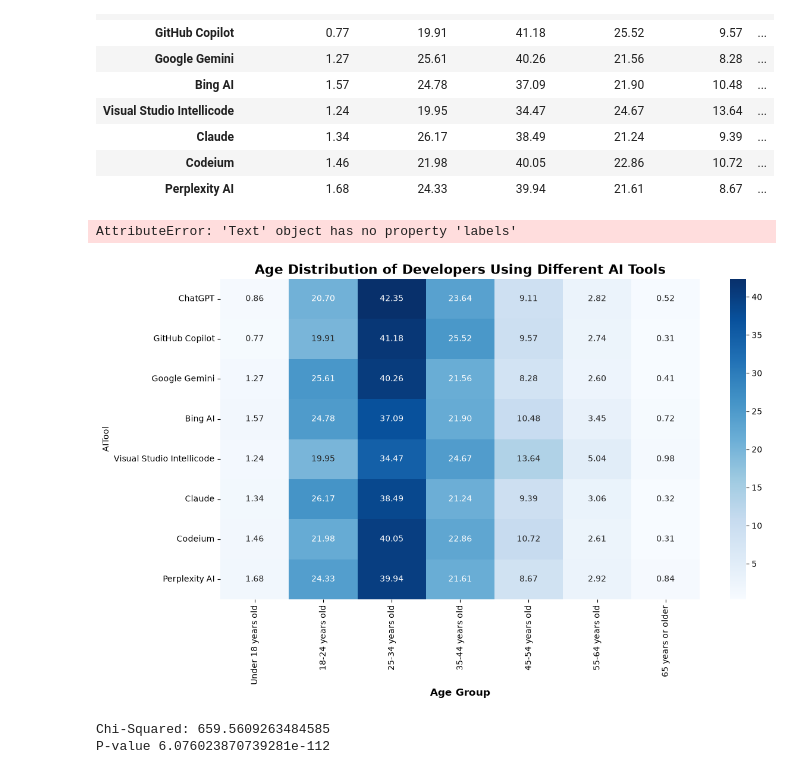
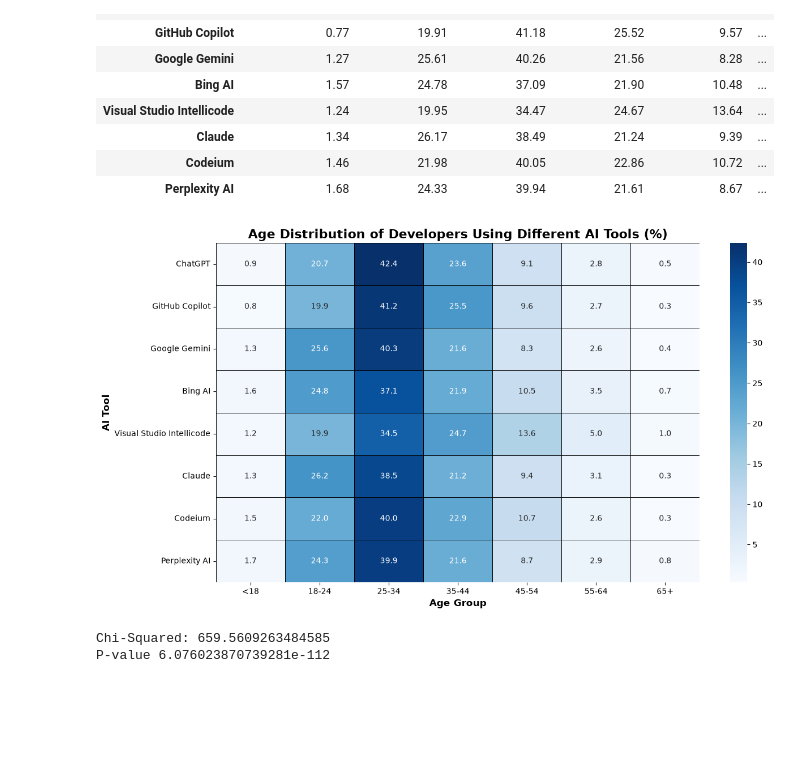
Before and after one commit to CodingExtraordinaire-7/Computer-Science-Survey, a Jupyter notebook: Stack Overflow Survey.ipynb, the cells around one changed output. Saved outputs shown, nothing was run; the diff lists cells and outputs as text; code cells hidden in the pictures; blank space fills up the shorter version.

```diff
--- a/Stack Overflow Survey.ipynb
+++ b/Stack Overflow Survey.ipynb
@@ -252,26 +272,28 @@ age_percent #checking the AI tool table
 # %%
 #making the heatmap
 
-labels = ['<18', '18-24', '25-34', '35-44', '45-54', '55-64', '65+']
+label = ['<18', '18-24', '25-34', '35-44', '45-54', '55-64', '65+']
 plt.figure(figsize = (13, 7)) #defining a figure size
 
-sns.heatmap(age_percent, annot = True, fmt = ".2f", cmap = "Blues")
+sns.heatmap(age_percent, annot = True, fmt = ".1f", cmap = "Blues", xticklabels=label,
+            linewidths=0.5,       # <--- Thickness of the grid lines
+            linecolor='black'    # <--- Color of the grid lines)
+            )
 
-plt.title("Age Distribution of Developers Using Different AI Tools", fontweight = 'bold', fontsize=16)
-plt.xlabel("Age Group", fontweight = 'bold', fontsize=12, labels=labels)
+plt.title("Age Distribution of Developers Using Different AI Tools (%)", fontweight = 'bold', fontsize=16)
+plt.xlabel("Age Group", fontweight = 'bold', fontsize=12)
 plt.ylabel("AI Tool", fontweight = 'bold', fontsize=12)
-plt.xticks(rotation = 45, ha = "right") #making x labels tilted
 
 plt.tight_layout()
+plt.savefig("Age Range-AI Tool - Heat Map", dpi = 300, bbox_inches = "tight")
 plt.show()
 
 #annot = True --> displayed the percentange inside eacch cell
 #fmt = ".2f" ---> displays two decimal places
 #cmap = "Blues" ---> theme
 #darker cells, larger percentages
 # %% [output]
-AttributeError: 'Text' object has no property 'labels'
-[figure, old version]
+[figure, new version]
 # %%
 #Chi-Squared Test: Age Range to AI Tool
 
```
Also changed, not shown: parts of 9 cells of this notebook, 4 other files.
